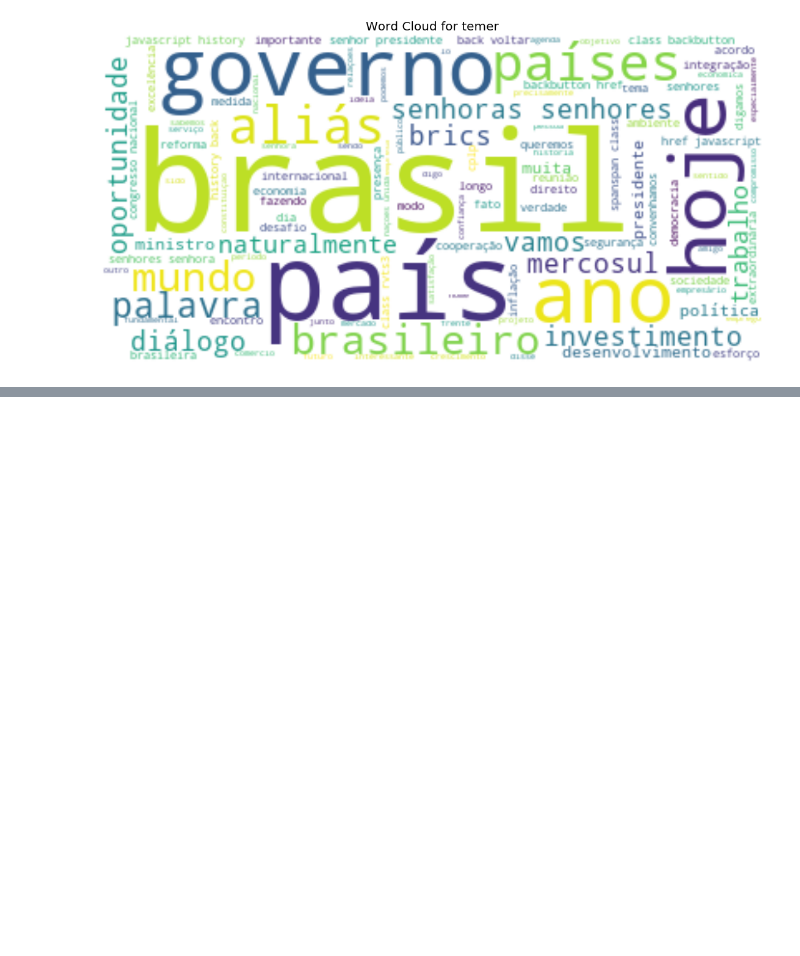
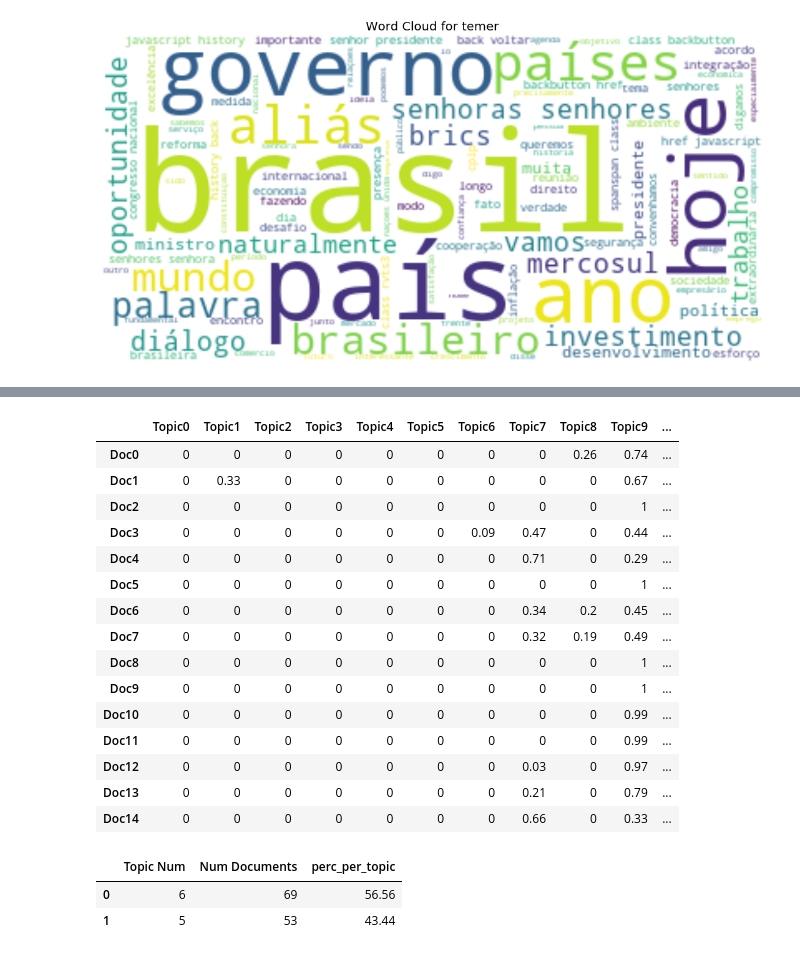
Before and after one commit to fclesio/lda-brazilian-books, a Jupyter notebook: src/lda-presidential-speeches.ipynb, the cells around one changed output, grey strips where cells are left out. Cells and saved outputs as stored; diff of their text form; code cells hidden in the pictures; blank space fills up the shorter version.

```diff
--- a/src/lda-presidential-speeches.ipynb
+++ b/src/lda-presidential-speeches.ipynb
@@ -813,0 +1203,3 @@ get_wordcloud(df_speech_consolidated, 'bolsonaro')
+# %%
+lda_model_temer, data_vectorized_temer, data_temer, lda_output_temer, vectorizer_temer = \
+    get_topics(df_speech_consolidated_temer, n_components=10, number_words=10)
@@ -813,0 +1324,24 @@ get_wordcloud(df_speech_consolidated, 'bolsonaro')
+# %%
+df_topic_per_document_temer_styled, df_topic_per_document_temer = \
+    get_topic_per_document(lda_model_temer,
+                           data_vectorized_temer,
+                           data_temer,
+                           lda_output_temer)
+df_topic_per_document_temer_styled
+# %% [output]
+|  | Topic0 | Topic1 | Topic2 | Topic3 | Topic4 | Topic5 | Topic6 | Topic7 | Topic8 | Topic9 | ... |
+| Doc0 | 0 | 0 | 0 | 0 | 0 | 0 | 0 | 0 | 0.26 | 0.74 | ... |
+| Doc1 | 0 | 0.33 | 0 | 0 | 0 | 0 | 0 | 0 | 0 | 0.67 | ... |
+| Doc2 | 0 | 0 | 0 | 0 | 0 | 0 | 0 | 0 | 0 | 1 | ... |
+| Doc3 | 0 | 0 | 0 | 0 | 0 | 0 | 0.09 | 0.47 | 0 | 0.44 | ... |
+| Doc4 | 0 | 0 | 0 | 0 | 0 | 0 | 0 | 0.71 | 0 | 0.29 | ... |
+| Doc5 | 0 | 0 | 0 | 0 | 0 | 0 | 0 | 0 | 0 | 1 | ... |
+| Doc6 | 0 | 0 | 0 | 0 | 0 | 0 | 0 | 0.34 | 0.2 | 0.45 | ... |
+| Doc7 | 0 | 0 | 0 | 0 | 0 | 0 | 0 | 0.32 | 0.19 | 0.49 | ... |
+| Doc8 | 0 | 0 | 0 | 0 | 0 | 0 | 0 | 0 | 0 | 1 | ... |
+| Doc9 | 0 | 0 | 0 | 0 | 0 | 0 | 0 | 0 | 0 | 1 | ... |
+| Doc10 | 0 | 0 | 0 | 0 | 0 | 0 | 0 | 0 | 0 | 0.99 | ... |
+| Doc11 | 0 | 0 | 0 | 0 | 0 | 0 | 0 | 0 | 0 | 0.99 | ... |
+| Doc12 | 0 | 0 | 0 | 0 | 0 | 0 | 0 | 0.03 | 0 | 0.97 | ... |
+| Doc13 | 0 | 0 | 0 | 0 | 0 | 0 | 0 | 0.21 | 0 | 0.79 | ... |
+| Doc14 | 0 | 0 | 0 | 0 | 0 | 0 | 0 | 0.66 | 0 | 0.33 | ... |
@@ -813,0 +1356,6 @@ get_wordcloud(df_speech_consolidated, 'bolsonaro')
+# %%
+get_topic_distribution(df_topic_per_document_lula)
+# %% [output]
+|  | Topic Num | Num Documents | perc_per_topic |
+| 0 | 6 | 69 | 56.56 |
+| 1 | 5 | 53 | 43.44 |
```
Also changed, not shown: parts of 36 cells of this notebook.
